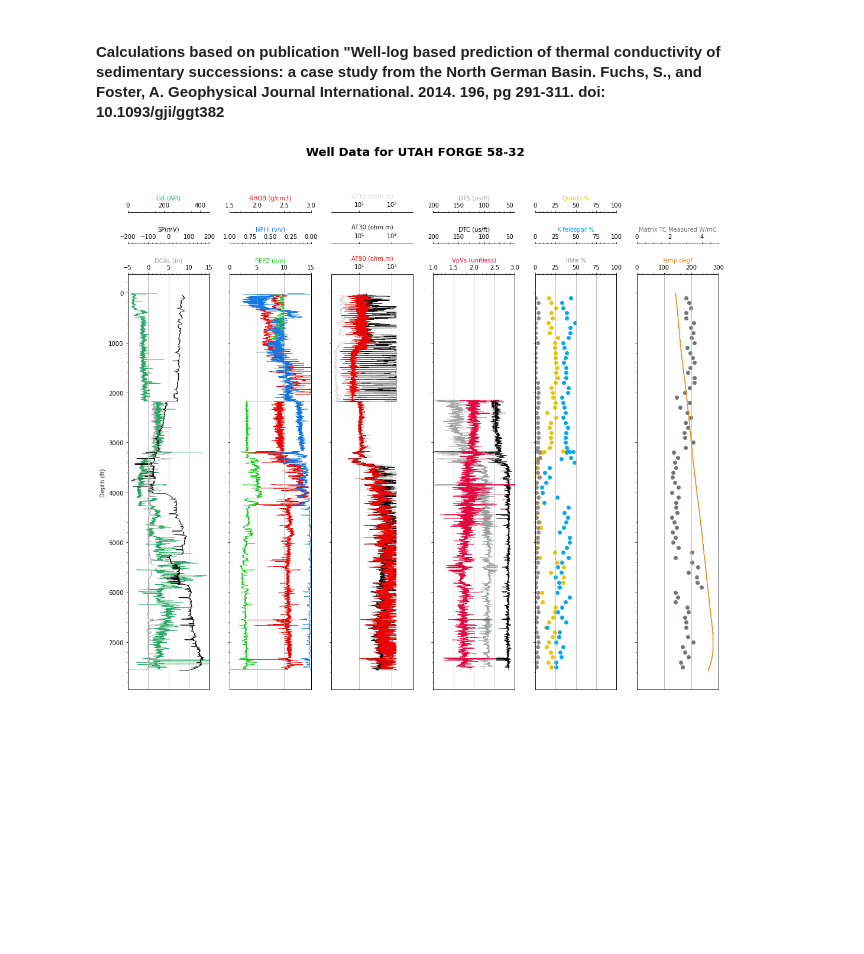
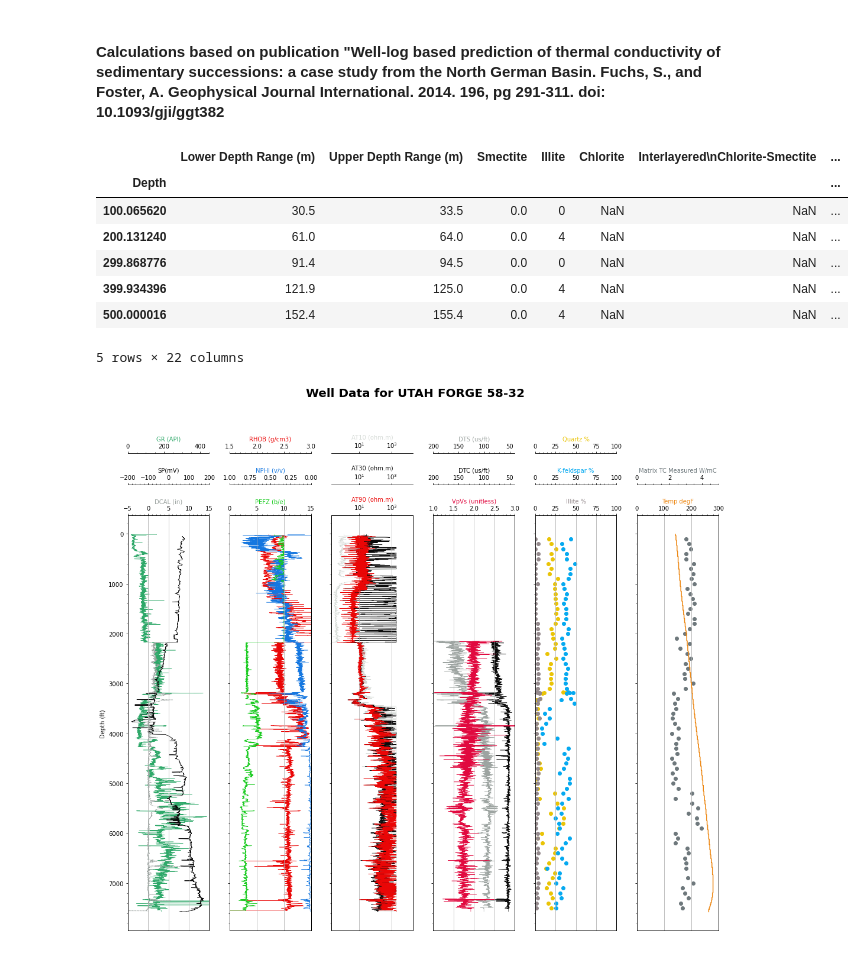
Before and after one commit to dianaceroallard/UtahForge_logdata, a Jupyter notebook: 1.DataInspection_UtahForge_58-32_well.ipynb, the cells around one changed output. Cells and saved outputs as stored; diff of their text form; code cells hidden in the pictures; blank space fills up the shorter version.

```diff
--- a/1.DataInspection_UtahForge_58-32_well.ipynb
+++ b/1.DataInspection_UtahForge_58-32_well.ipynb
@@ -91,6 +102,17 @@ XRD_coredata['Depth'] = (3.28084*XRD_coredata['Lower Depth Range (m)'])
 XRD_coredata.set_index('Depth', inplace=True)
 
 #TC_coredata.tail(15)
+# %%
+XRD_coredata.head()
+# %% [output]
+|  | Lower Depth Range (m) | Upper Depth Range (m) | Smectite | Illite | Chlorite | Interlayered\nChlorite-Smectite | ... |
+| Depth |  |  |  |  |  |  | ... |
+| 100.065620 | 30.5 | 33.5 | 0.0 | 0 | NaN | NaN | ... |
+| 200.131240 | 61.0 | 64.0 | 0.0 | 4 | NaN | NaN | ... |
+| 299.868776 | 91.4 | 94.5 | 0.0 | 0 | NaN | NaN | ... |
+| 399.934396 | 121.9 | 125.0 | 0.0 | 4 | NaN | NaN | ... |
+| 500.000016 | 152.4 | 155.4 | 0.0 | 4 | NaN | NaN | ... |
+5 rows × 22 columns
 # %%
 #basic plot to inspect data
 def make_layout_tc (log_df, XRD, TC):
```
Also changed, not shown: parts of 1 cell of this notebook, 1 other file.
